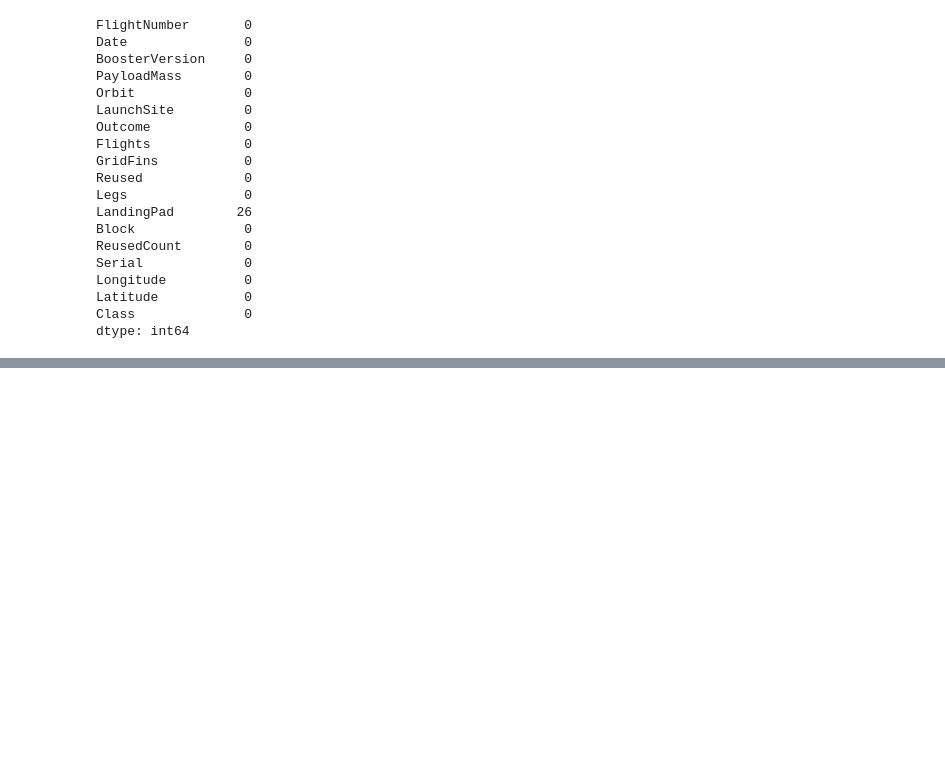
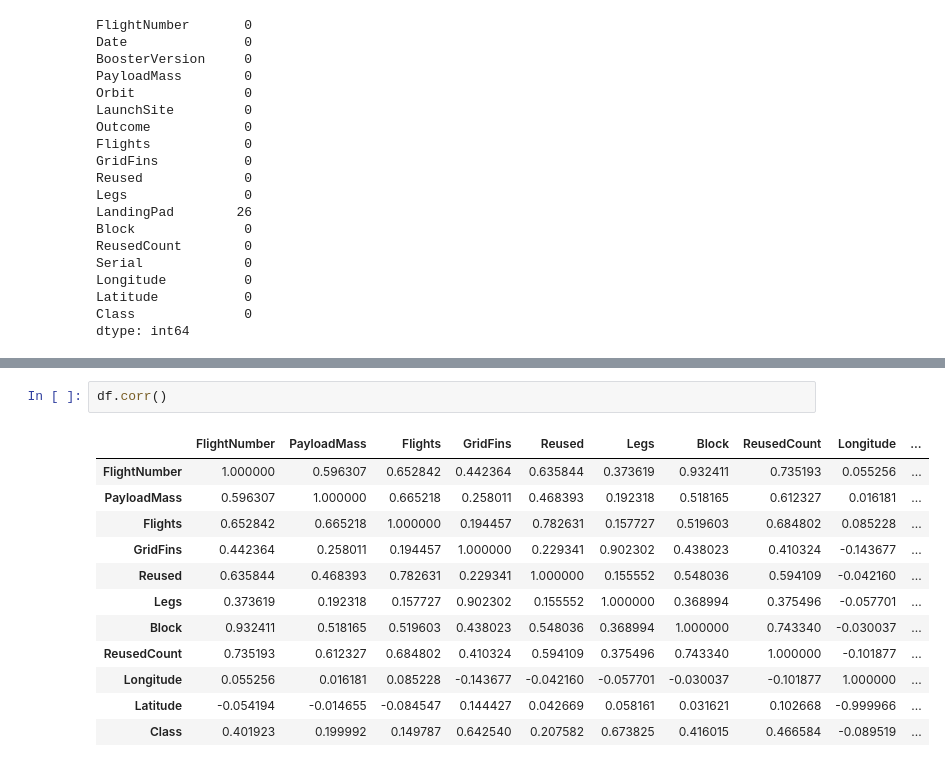
Before and after one commit to chiakl/spacex, a Jupyter notebook: spacex.ipynb, the cells around one changed output, grey strips where cells are left out. Cells and saved outputs as stored; diff of their text form; blank space fills up the shorter version.

```diff
--- a/spacex.ipynb
+++ b/spacex.ipynb
@@ -98,0 +129,15 @@ dtype: int64
+# %%
+df.corr()
+# %% [output]
+|  | FlightNumber | PayloadMass | Flights | GridFins | Reused | Legs | Block | ReusedCount | Longitude | ... |
+| FlightNumber | 1.000000 | 0.596307 | 0.652842 | 0.442364 | 0.635844 | 0.373619 | 0.932411 | 0.735193 | 0.055256 | ... |
+| PayloadMass | 0.596307 | 1.000000 | 0.665218 | 0.258011 | 0.468393 | 0.192318 | 0.518165 | 0.612327 | 0.016181 | ... |
+| Flights | 0.652842 | 0.665218 | 1.000000 | 0.194457 | 0.782631 | 0.157727 | 0.519603 | 0.684802 | 0.085228 | ... |
+| GridFins | 0.442364 | 0.258011 | 0.194457 | 1.000000 | 0.229341 | 0.902302 | 0.438023 | 0.410324 | -0.143677 | ... |
+| Reused | 0.635844 | 0.468393 | 0.782631 | 0.229341 | 1.000000 | 0.155552 | 0.548036 | 0.594109 | -0.042160 | ... |
+| Legs | 0.373619 | 0.192318 | 0.157727 | 0.902302 | 0.155552 | 1.000000 | 0.368994 | 0.375496 | -0.057701 | ... |
+| Block | 0.932411 | 0.518165 | 0.519603 | 0.438023 | 0.548036 | 0.368994 | 1.000000 | 0.743340 | -0.030037 | ... |
+| ReusedCount | 0.735193 | 0.612327 | 0.684802 | 0.410324 | 0.594109 | 0.375496 | 0.743340 | 1.000000 | -0.101877 | ... |
+| Longitude | 0.055256 | 0.016181 | 0.085228 | -0.143677 | -0.042160 | -0.057701 | -0.030037 | -0.101877 | 1.000000 | ... |
+| Latitude | -0.054194 | -0.014655 | -0.084547 | 0.144427 | 0.042669 | 0.058161 | 0.031621 | 0.102668 | -0.999966 | ... |
+| Class | 0.401923 | 0.199992 | 0.149787 | 0.642540 | 0.207582 | 0.673825 | 0.416015 | 0.466584 | -0.089519 | ... |
```
Also changed, not shown: parts of 15 cells of this notebook.
